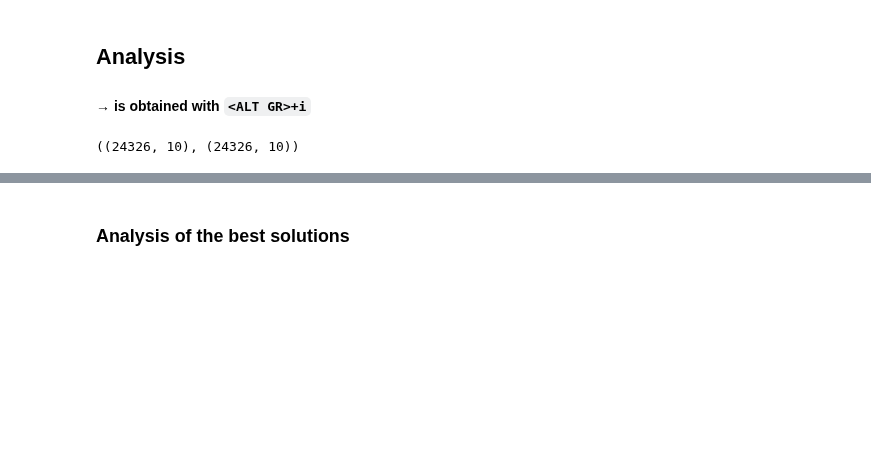
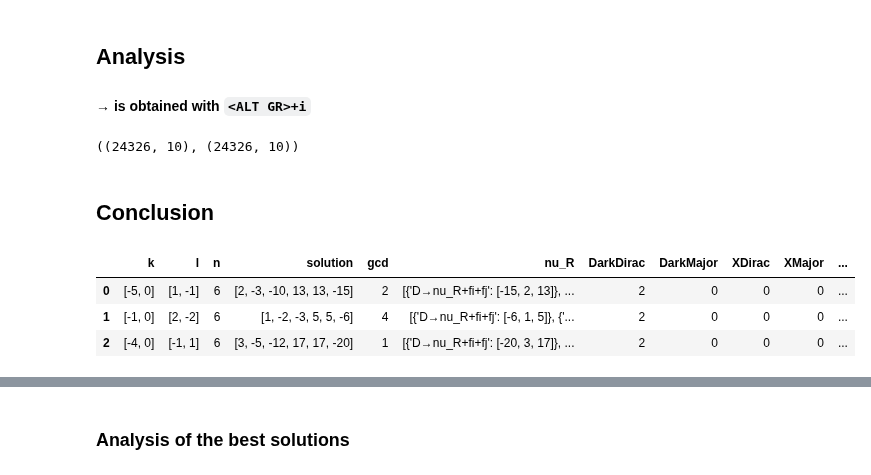
Before and after one commit to LBJ-Wade/anomaly, a Jupyter notebook: anomalysolutions.ipynb, the cells around one changed output, grey strips where cells are left out. Drawn from its saved outputs; the diff is of its cells as text; code cells hidden in the pictures; blank space fills up the shorter version.

Commit message:
filtered solution for Dim=5 and 6

```diff
--- a/anomalysolutions.ipynb
+++ b/anomalysolutions.ipynb
@@ -133,6 +133,20 @@ def label_solutions(dsd,Dim=5):
     ds['XMajor']=ds['nu_R'].apply(lambda l: [ 'X→nu_R+{}fi'.format(2*dm) in d.keys() for d in l]
                          ).apply(lambda l: [True for T in l if T] ).apply(len)
     return ds
+def filter_solution(dsd,nmax=32):
+    tmp=dsd.copy()
+    tmp['sltn']=tmp['solution'].apply(lambda s: repeated(np.asarray(s)))
+    cl=tmp[( ( (tmp['solution'].apply(np.asarray).apply(np.abs).apply(np.max)<=nmax) &
+              (tmp['sltn'].apply(lambda d:list(d.keys())).apply(len)>0)
+             ) &
+         ((tmp['DarkDirac']>0) | (tmp['DarkMajor']>0) | (tmp['XDirac']>0) | (tmp['XMajor']>0))
+       )].reset_index(drop=True)
+    cl['-n']=-cl['n']
+
+    cl=cl.sort_values(['-n','DarkDirac','DarkMajor','XDirac','XMajor'],ascending=False
+            ).reset_index(drop=True)
+    cl=cl.drop('-n',axis='columns')
+    return cl
 # %%
 pd.set_option('display.max_rows', 100)
 pd.set_option('display.max_colwidth',500)
@@ -243,14 +257,19 @@ ds6=label_solutions(ds,Dim=6)
 ds.shape,ds6.shape
 # %% [output]
 ((24326, 10), (24326, 10))
-# %%
-ds['nu_R']=ds.apply(lambda row: get_solutions(row,solution='solution')
-                    ,axis='columns')
-ds['DarkDirac']=ds['nu_R'].apply(lambda l: [ 'D→nu_R+2fi+2fj' in d.keys() for d in l]
-                     ).apply(lambda l: [True for T in l if T] ).apply(len)
-ds['DarkMajor']=ds['nu_R'].apply(lambda l: [ 'D→nu_R+4fi' in d.keys() for d in l]
-                     ).apply(lambda l: [True for T in l if T] ).apply(len)
-ds['XDirac']=ds['nu_R'].apply(lambda l: [ 'X→nu_R+2fi+2fj' in d.keys() for d in l]
-                     ).apply(lambda l: [True for T in l if T] ).apply(len)
-ds['XMajor']=ds['nu_R'].apply(lambda l: [ 'X→nu_R+4fi' in d.keys() for d in l]
-                     ).apply(lambda l: [True for T in l if T] ).apply(len)
+# %% [markdown]
+## Conclusion
+# %%
+#extra=[[2, -3, 6, -12, -12, 24, 24, -29],
+#       [1, 1, 1, 1, -4, 9, -10, -10, 11],
+#       [3, 6, -12, -12, -12, 13, 14]]
+#for s in extra:
+#    cl=cl.append( tmp[ tmp['solution'].astype(str)==str(s) ],sort=True).reset_index(drop=True)
+#del tmp
+cl=filter_solution(ds,nmax=32)
+cl[:3]
+# %% [output]
+|  | k | l | n | solution | gcd | nu_R | DarkDirac | DarkMajor | XDirac | XMajor | ... |
+| 0 | [-5, 0] | [1, -1] | 6 | [2, -3, -10, 13, 13, -15] | 2 | [{'D→nu_R+fi+fj': [-15, 2, 13]}, ... | 2 | 0 | 0 | 0 | ... |
+| 1 | [-1, 0] | [2, -2] | 6 | [1, -2, -3, 5, 5, -6] | 4 | [{'D→nu_R+fi+fj': [-6, 1, 5]}, {'... | 2 | 0 | 0 | 0 | ... |
+| 2 | [-4, 0] | [-1, 1] | 6 | [3, -5, -12, 17, 17, -20] | 1 | [{'D→nu_R+fi+fj': [-20, 3, 17]}, ... | 2 | 0 | 0 | 0 | ... |
```
Also changed, not shown: parts of 27 cells of this notebook.
